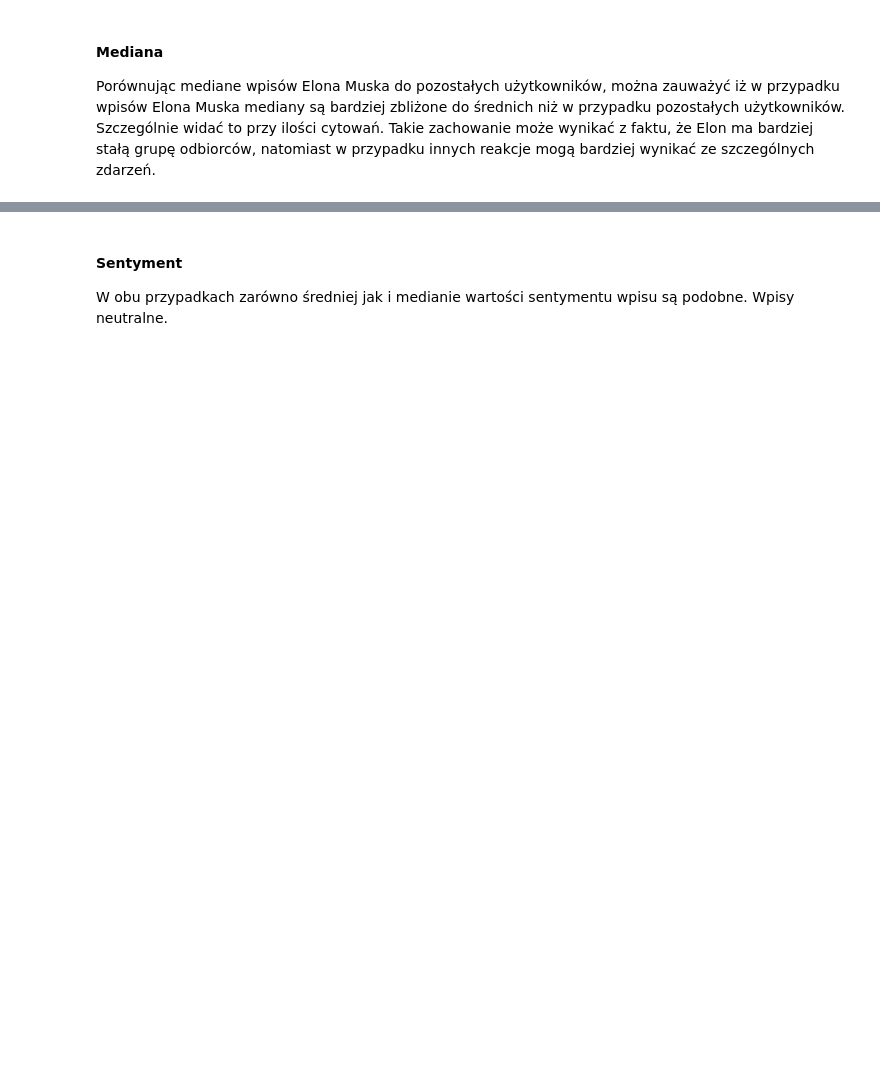
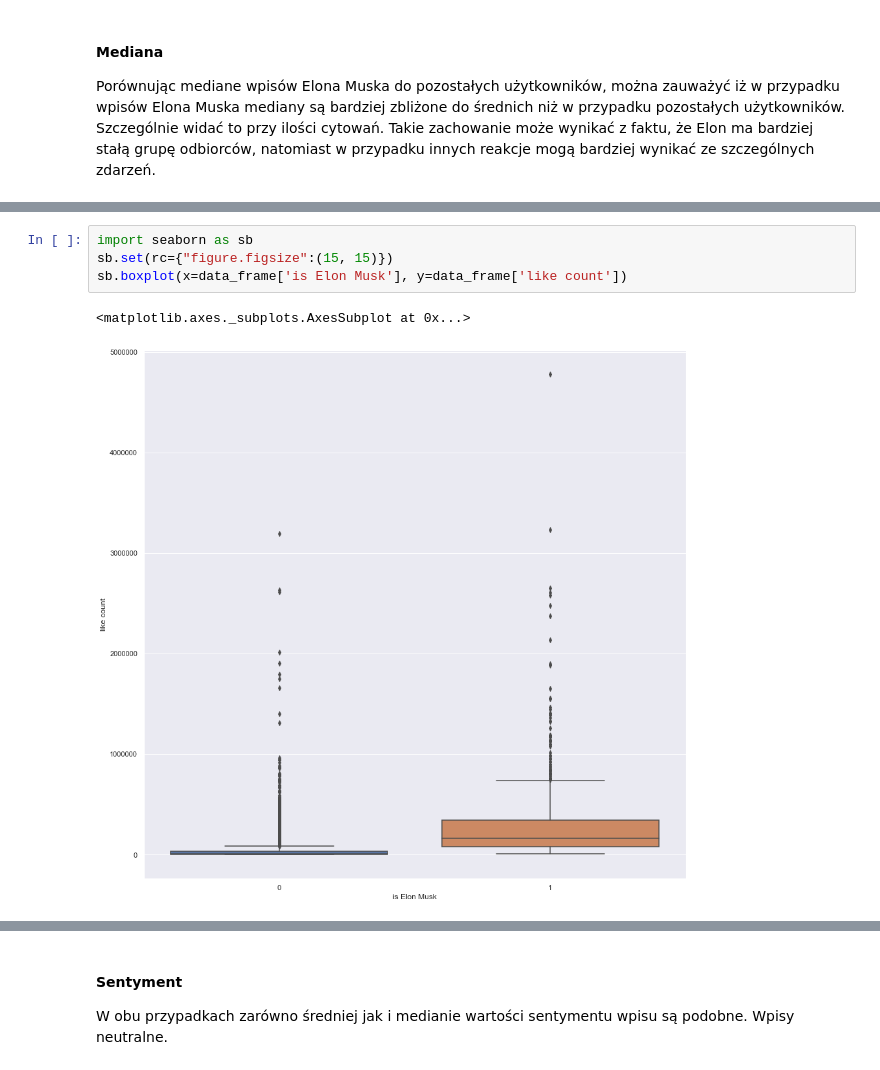
Before and after one commit to Wiktor-99/MAED, a Jupyter notebook: elon_musk_tweet_classification.ipynb, the cells around one changed output, grey strips where cells are left out. Drawn from its saved outputs; the diff is of its cells as text; blank space fills up the shorter version.

```diff
--- a/elon_musk_tweet_classification.ipynb
+++ b/elon_musk_tweet_classification.ipynb
@@ -242,0 +241,7 @@ data_frame.groupby(by='is Elon Musk')[numeric_columns].median()
+# %%
+import seaborn as sb
+sb.set(rc={"figure.figsize":(15, 15)})
+sb.boxplot(x=data_frame['is Elon Musk'], y=data_frame['like count'])
+# %% [output]
+<matplotlib.axes._subplots.AxesSubplot at 0x...>
+[figure, added]
```
Also changed, not shown: parts of 34 cells of this notebook, 1 other file.
